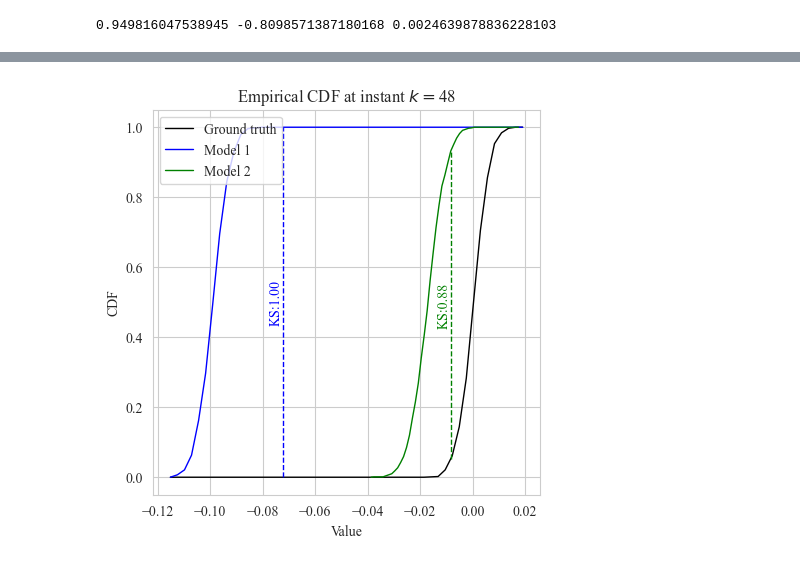
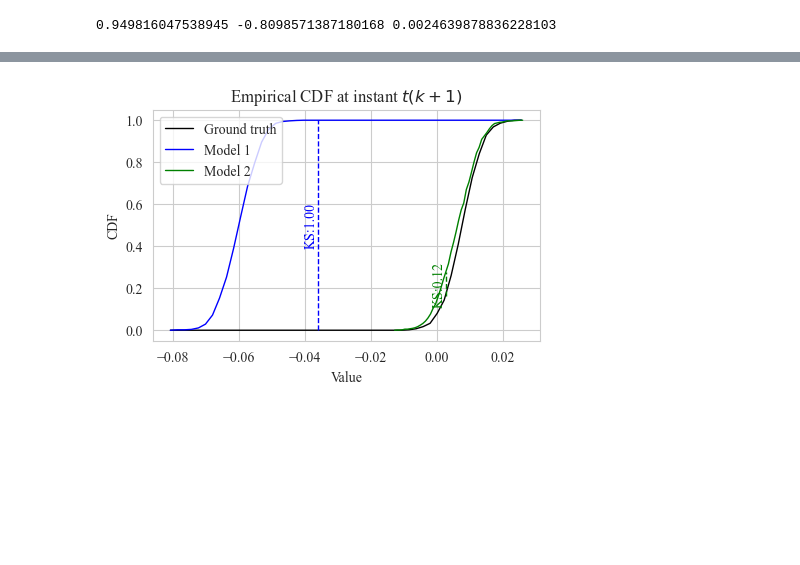
Before and after one commit to jpfutalef/VoI, a Jupyter notebook: notebooks/losses_figures.ipynb, the cells around one changed output, grey strips where cells are left out. Saved outputs shown, nothing was run; the diff lists cells and outputs as text; code cells hidden in the pictures; blank space fills up the shorter version.

```diff
--- a/notebooks/losses_figures.ipynb
+++ b/notebooks/losses_figures.ipynb
@@ -113,7 +111,7 @@ model_predictions2 = dummy_model(sim_time, p0_model2, p1_model2, p2_model2, n_sa
 0.949816047538945 -0.8098571387180168 0.0024639878836228103
 # %%
 # Plot realizations of the ground truth and model predictions with different colors
-fig, ax = plt.subplots(1, 1, figsize=(8, 5))
+fig, ax = plt.subplots(1, 1, figsize=(10, 3))
 
 for i in range(n_samples):
     ax.plot(sim_time, ground_truth[i, :], linewidth=0.2, color='gray', label='Ground truth')
@@ -129,10 +127,10 @@ ax.set_xlim([0, sim_time[-1]])
 ax.legend(['Ground truth', 'Model 1', 'Model 2'])
 
 # Modify the ticks. First, x-axis
-x_pos = [sim_time[48]]
-x_label = [sim_time[48]]
+x_pos = [sim_time[47]]
+x_label = ["$t(k)$"]
 ax.set_xticks(x_pos)
-ax.set_xticklabels(x_label)
+ax.set_xticklabels(x_label, rotation=-45)
 
 # Second, y-axis
 y_pos = []
@@ -175,6 +173,8 @@ for i in range(len(sim_time)):
     ks1_list.append(info1)
     ks2_list.append(info2)
 # %%
+k = 47
+
 # Get the CDF and KS data from the infor dictionaries
 cdf_gt = ks1_list[k]['ecdf_ref']
 cdf_m1 = ks1_list[k]['ecdf']
@@ -188,33 +188,33 @@ bins2_diff = ks2_list[k]['bins'][1] - ks2_list[k]['bins'][0]
 bins2 = np.append(ks2_list[k]['bins'], ks2_list[k]['bins'][-1] + bins2_diff)
 
 # Plot
-fig, ax = plt.subplots(1, 1, figsize=(5, 5))
+fig, ax = plt.subplots(1, 1, figsize=(5, 3))
 
 ax.plot(bins1, cdf_gt, color='black', linewidth=1, label='Ground truth')
 ax.plot(bins1, cdf_m1, color='blue', linewidth=1, label='Model 1')
 ax.plot(bins2, cdf_m2, color='green', linewidth=1, label='Model 2')
 
 # Plot the KS statistic
 ks1_loc = ks1_list[k]['ks_location']
 ks1_val = ks1_list[k]['ecdf_at_ks'] + ks1_list[k]['ks_value']
 ks1_off = ks1_list[k]['ecdf_at_ks']
 
 ks2_loc = ks2_list[k]['ks_location']
 ks2_val = ks2_list[k]['ecdf_at_ks'] + ks2_list[k]['ks_value']
 ks2_off = ks2_list[k]['ecdf_at_ks']
 
 ax.plot([ks1_loc, ks1_loc], [ks1_off, ks1_val], color='blue', linestyle='--', linewidth=1)
 ax.plot([ks2_loc, ks2_loc], [ks2_off, ks2_val], color='green', linestyle='--', linewidth=1)
 
 # Add text with the KS values next to the lines, at the vertical center of them and aligned to the right, rotated 90 degrees
 ax.text(ks1_loc, (ks1_off + ks1_val) / 2, f'KS:{ks1_list[k]["ks_value"]:.2f}', color='blue', ha='right', va='center', rotation=90)
 ax.text(ks2_loc, (ks2_off + ks2_val) / 2, f'KS:{ks2_list[k]["ks_value"]:.2f}', color='green', ha='right', va='center', rotation=90)
 
 ax.set_xlabel('Value')
 ax.set_ylabel('CDF')
-ax.set_title(f'Empirical CDF at instant $k=${k}')
+ax.set_title(f'Empirical CDF at instant $t(k+1)$')
 ax.legend(loc='upper left')
 
 None
 # %% [output]
-[figure, old version]
+[figure, new version]
```
Also changed, not shown: parts of 5 cells of this notebook, 7 other files.
